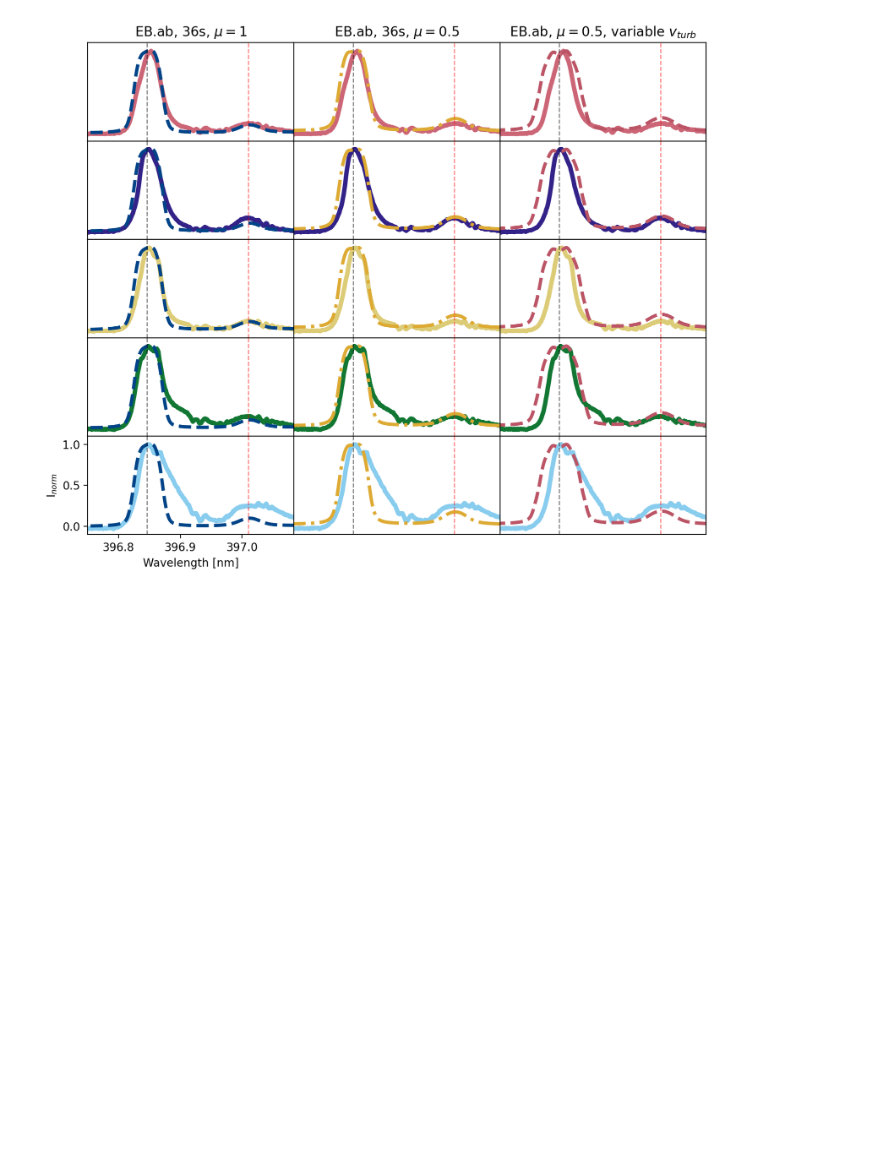
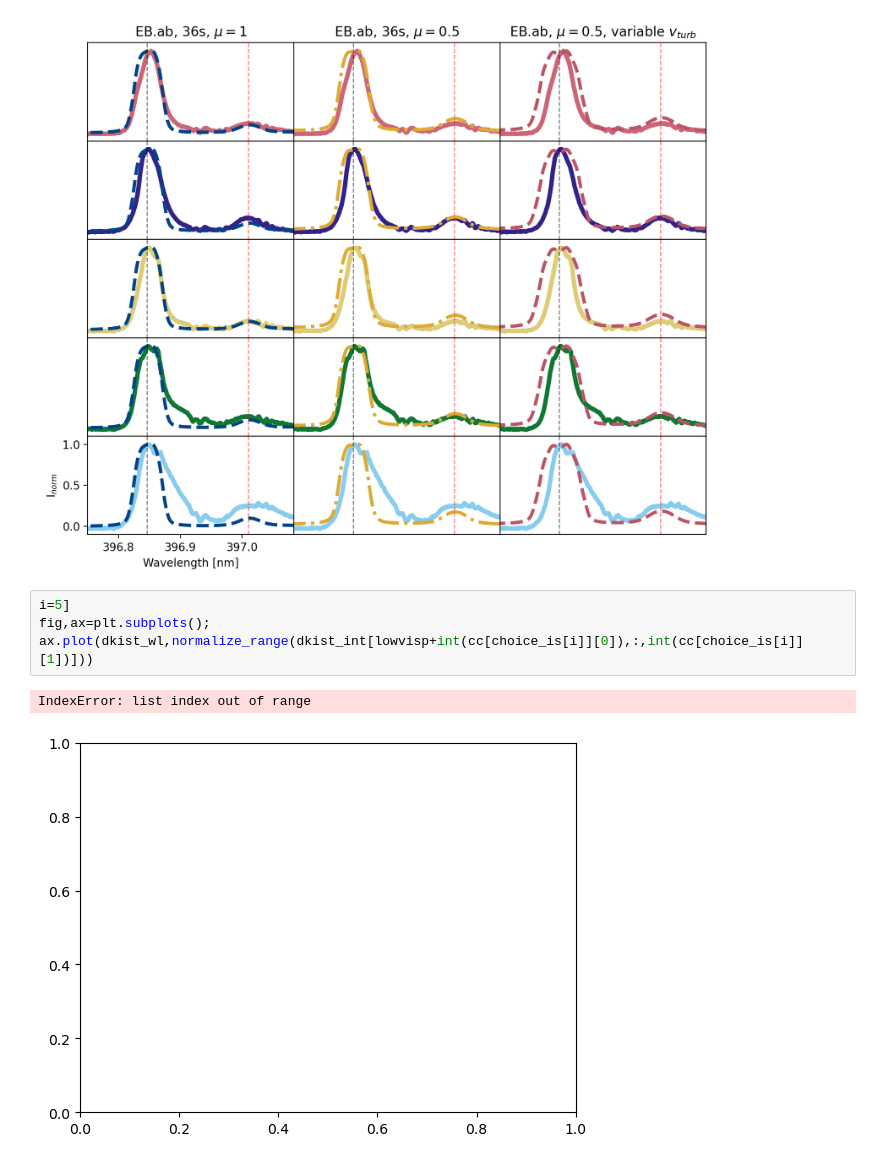
Before and after one commit to coletamburri2112/Flare_Patrol_Analysis, a Jupyter notebook: NOTEBOOKS/11_Aug_2024_Flare_Paper_Plots/11Aug2024_DKIST_RADYN+RH_CaIIH_Heps.ipynb, the cells around one changed output. Drawn from its saved outputs; the diff is of its cells as text; blank space fills up the shorter version.

```diff
--- a/NOTEBOOKS/11_Aug_2024_Flare_Paper_Plots/11Aug2024_DKIST_RADYN+RH_CaIIH_Heps.ipynb
+++ b/NOTEBOOKS/11_Aug_2024_Flare_Paper_Plots/11Aug2024_DKIST_RADYN+RH_CaIIH_Heps.ipynb
@@ -769,3 +789,10 @@ ax[4,0].set_xlabel('Wavelength [nm]')
 # %% [output]
 Text(0.5, 0, 'Wavelength [nm]')
 [figure]
+# %%
+i=5]
+fig,ax=plt.subplots();
+ax.plot(dkist_wl,normalize_range(dkist_int[lowvisp+int(cc[choice_is[i]][0]),:,int(cc[choice_is[i]][1])]))
+# %% [output]
+IndexError: list index out of range
+[figure, added]
```
Also changed, not shown: parts of 6 cells of this notebook, 5 other files.
